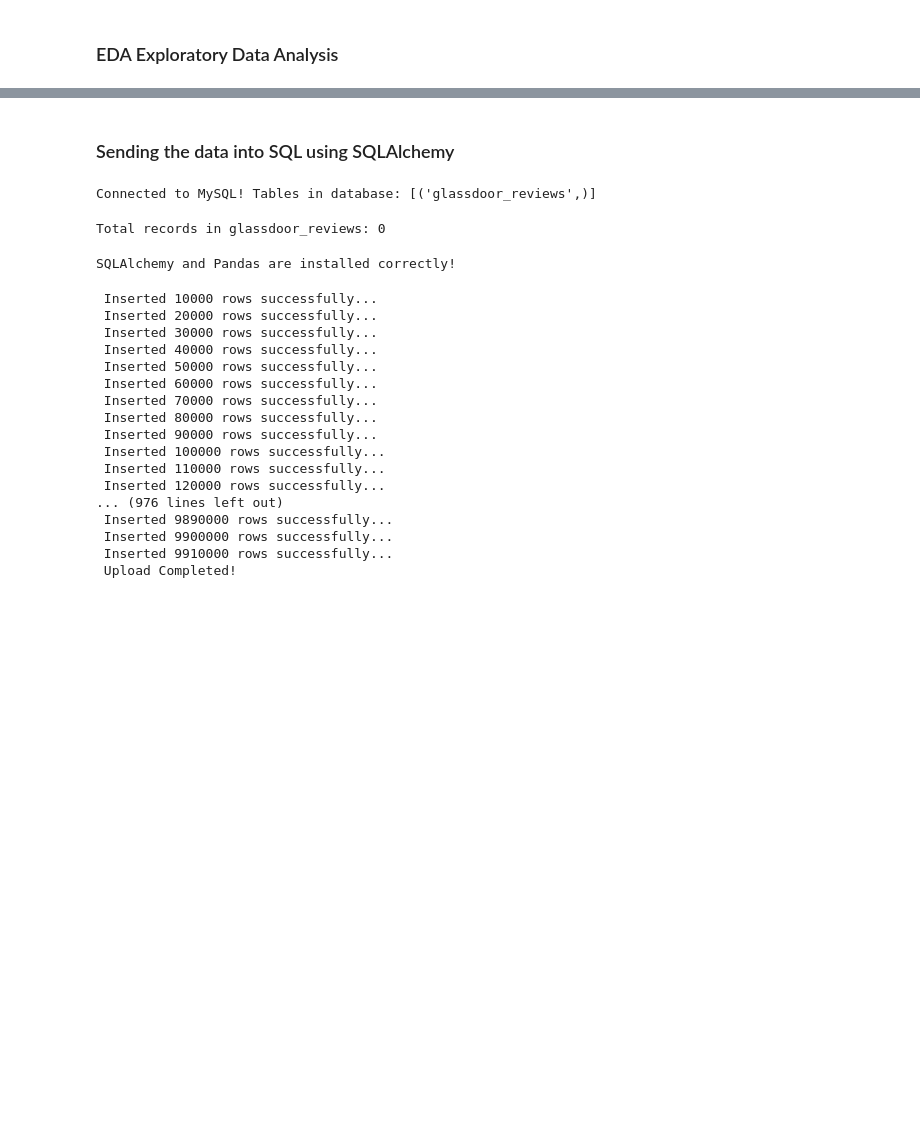
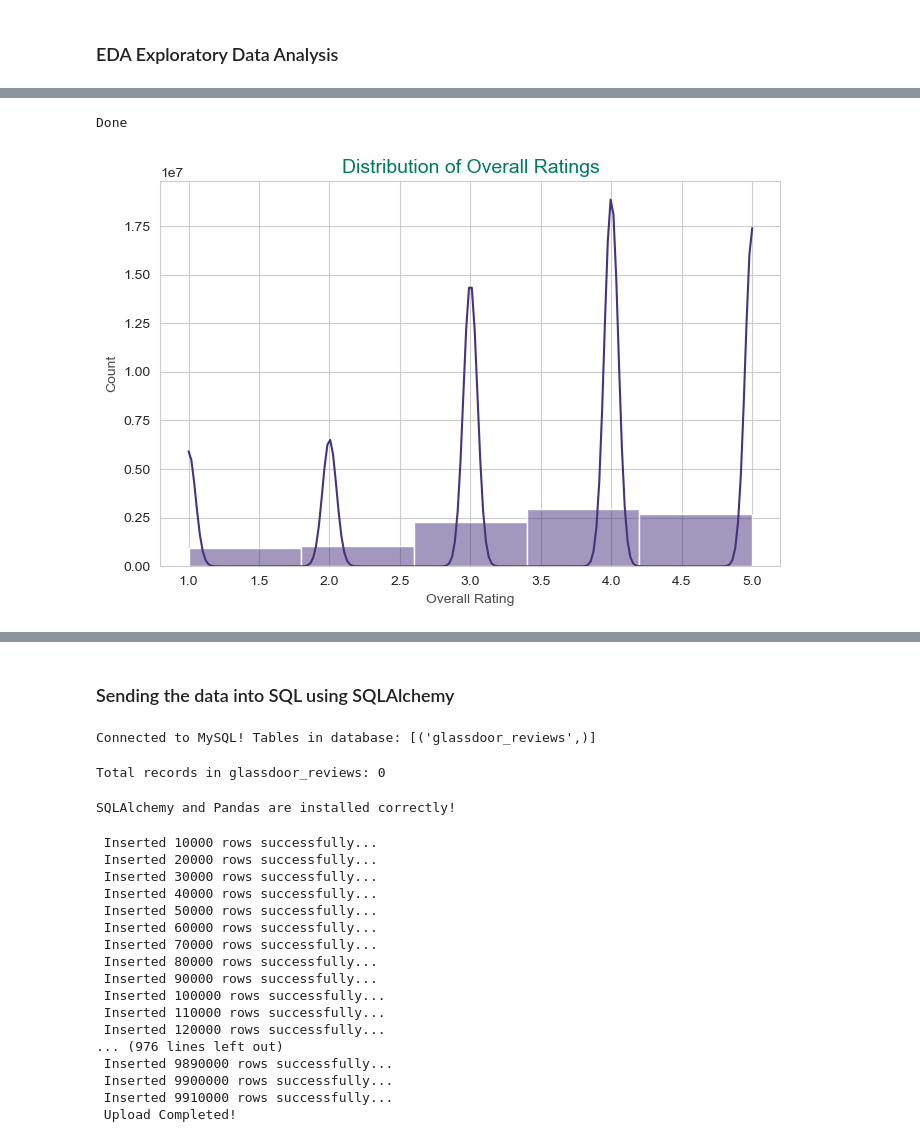
Before and after one commit to manikantalokesh/Glassdoor_review_data_analysis_project, a Jupyter notebook: glassdoor_review.ipynb, the cells around one changed output, grey strips where cells are left out. Saved outputs shown, nothing was run; the diff lists cells and outputs as text; code cells hidden in the pictures; blank space fills up the shorter version.

```diff
--- a/glassdoor_review.ipynb
+++ b/glassdoor_review.ipynb
@@ -687,0 +808,21 @@ df.head(2)
+# %%
+print("Done")
+# %% [output]
+Done
+# %%
+import matplotlib.pyplot as plt
+import seaborn as sns
+
+# Set Glassdoor-styled Seaborn theme
+sns.set_style("whitegrid")
+sns.set_palette("viridis")  # Green/neutral tones for Glassdoor theme
+
+# Example: Distribution of Overall Ratings
+plt.figure(figsize=(8, 5))
+sns.histplot(df['overall_rating'], bins=5, kde=True)
+plt.title('Distribution of Overall Ratings', fontsize=14, color="#007A5E")  # Green Title
+plt.xlabel('Overall Rating', color="#4A4A4A")
+plt.ylabel('Count', color="#4A4A4A")
+plt.show()
+# %% [output]
+[figure, added]
```
Also changed, not shown: parts of 19 cells of this notebook.
